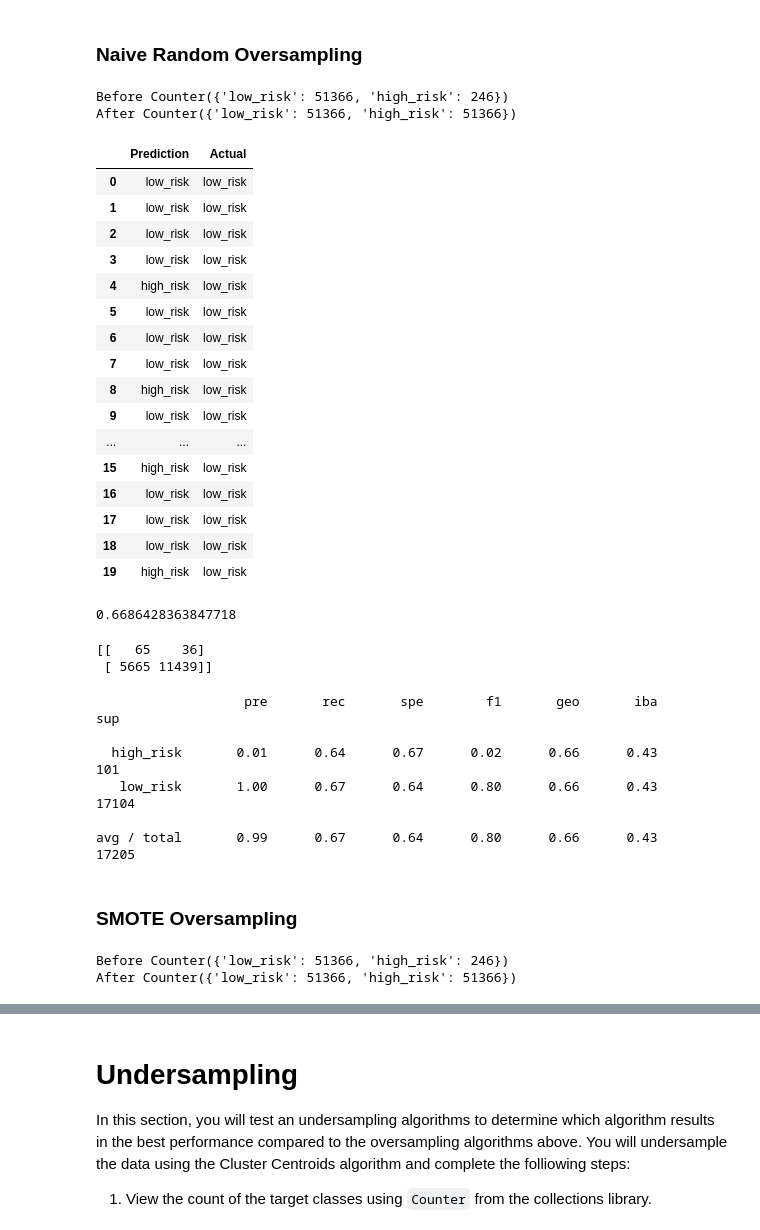
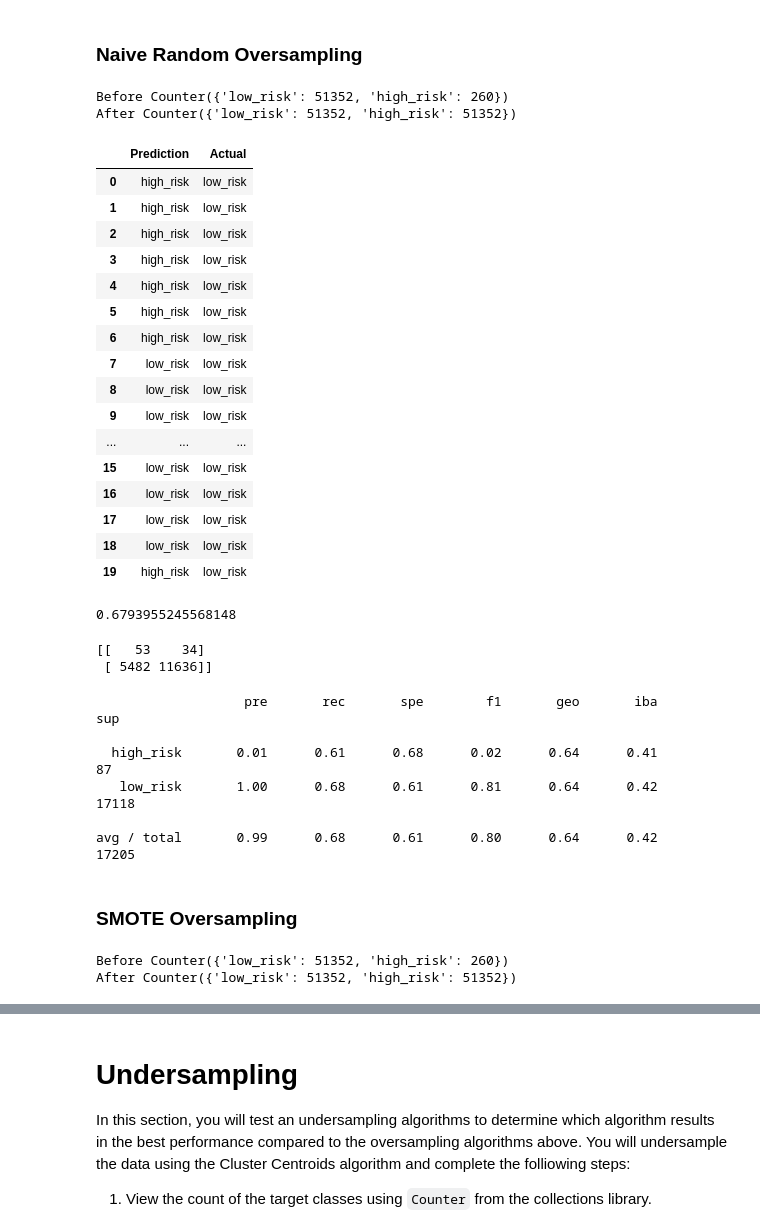
Before and after one commit to nolatunji/Credit_Risk_Analysis, a Jupyter notebook: credit_risk_resampling.ipynb, the cells around one changed output, grey strips where cells are left out. Cells and saved outputs as stored; diff of their text form; code cells hidden in the pictures.

```diff
--- a/credit_risk_resampling.ipynb
+++ b/credit_risk_resampling.ipynb
@@ -91,10 +81,9 @@ df.head(15)
 # Split the Data into Training and Testing
 # %%
 # Create our features
-X = pd.get_dummies(df)
+X_drop = df.drop(columns="loan_status")
+X = pd.get_dummies(X_drop)
 
 
 # Create our target
 y = df["loan_status"]
-
-X
@@ -134,6 +109,4 @@ high_risk      347
 Name: loan_status, dtype: int64
 # %%
 from sklearn.model_selection import train_test_split
-X_train, X_test, y_train, y_test = train_test_split(X, y, random_state=1)
-
-y_train
+X_train, X_test, y_train, y_test = train_test_split(X, y, random_state=1, stratify = y)
@@ -174,40 +134,40 @@ from collections import Counter
 counter = Counter(y_train)
 print ('Before',counter)
 
-ros = RandomOverSampler()
+ros = RandomOverSampler(random_state = 1)
 # resampling X, y
 X_ros, y_ros = ros.fit_resample(X_train, y_train)
 
 # new loan status distribution
 print('After',Counter(y_ros))
 # %% [output]
-Before Counter({'low_risk': 51366, 'high_risk': 246})
-After Counter({'low_risk': 51366, 'high_risk': 51366})
+Before Counter({'low_risk': 51352, 'high_risk': 260})
+After Counter({'low_risk': 51352, 'high_risk': 51352})
 # %%
 # Train the Logistic Regression model using the resampled data
 
 from sklearn.linear_model import LogisticRegression
-model = LogisticRegression()
+model = LogisticRegression(solver='lbfgs', random_state = 1)
 
 model.fit(X_ros, y_ros)
 
-y_pred = model.predict(X_test)
-results = pd.DataFrame({"Prediction": y_pred, "Actual": y_test}).reset_index(drop=True)
+ros_y_pred = model.predict(X_test)
+results = pd.DataFrame({"Prediction": ros_y_pred, "Actual": y_test}).reset_index(drop=True)
 results.head(20)
 # %% [output]
 |  | Prediction | Actual |
-| 0 | low_risk | low_risk |
-| 1 | low_risk | low_risk |
-| 2 | low_risk | low_risk |
-| 3 | low_risk | low_risk |
+| 0 | high_risk | low_risk |
+| 1 | high_risk | low_risk |
+| 2 | high_risk | low_risk |
+| 3 | high_risk | low_risk |
 | 4 | high_risk | low_risk |
-| 5 | low_risk | low_risk |
-| 6 | low_risk | low_risk |
+| 5 | high_risk | low_risk |
+| 6 | high_risk | low_risk |
 | 7 | low_risk | low_risk |
-| 8 | high_risk | low_risk |
+| 8 | low_risk | low_risk |
 | 9 | low_risk | low_risk |
 | ... | ... | ... |
-| 15 | high_risk | low_risk |
+| 15 | low_risk | low_risk |
 | 16 | low_risk | low_risk |
 | 17 | low_risk | low_risk |
 | 18 | low_risk | low_risk |
@@ -215,28 +175,28 @@ results.head(20)
 # %%
 # Calculated the balanced accuracy score
 from sklearn.metrics import accuracy_score
-print(accuracy_score(y_test, y_pred))
+print(accuracy_score(y_test, ros_y_pred))
 # %% [output]
-0.6686428363847718
+0.6793955245568148
 # %%
 # Display the confusion matrix
 from sklearn.metrics import confusion_matrix, classification_report
-matrix = confusion_matrix(y_test, y_pred)
+matrix = confusion_matrix(y_test, ros_y_pred)
 print(matrix)
 # %% [output]
-[[   65    36]
- [ 5665 11439]]
+[[   53    34]
+ [ 5482 11636]]
 # %%
 # Print the imbalanced classification report
-report = classification_report_imbalanced(y_test, y_pred)
+report = classification_report_imbalanced(y_test, ros_y_pred)
 print(report)
 # %% [output]
                    pre       rec       spe        f1       geo       iba       sup
 
-  high_risk       0.01      0.64      0.67      0.02      0.66      0.43       101
-   low_risk       1.00      0.67      0.64      0.80      0.66      0.43     17104
+  high_risk       0.01      0.61      0.68      0.02      0.64      0.41        87
+   low_risk       1.00      0.68      0.61      0.81      0.64      0.42     17118
 
-avg / total       0.99      0.67      0.64      0.80      0.66      0.43     17205
+avg / total       0.99      0.68      0.61      0.80      0.64      0.42     17205
 # %% [markdown]
 ### SMOTE Oversampling
 # %%
@@ -244,7 +204,7 @@ avg / total       0.99      0.67      0.64      0.80      0.66      0.43     172
 # YOUR CODE HERE
 
 from imblearn.over_sampling import SMOTE
-smt = SMOTE()
+smt = SMOTE(random_state =1)
 
 counter = Counter(y_train)
 print ('Before',counter)
@@ -256,7 +216,7 @@ X_train_sm, y_train_sm = smt.fit_resample(X_train, y_train)
 counter = Counter(y_train_sm)
 print ('After',counter)
 # %% [output]
-Before Counter({'low_risk': 51366, 'high_risk': 246})
-After Counter({'low_risk': 51366, 'high_risk': 51366})
+Before Counter({'low_risk': 51352, 'high_risk': 260})
+After Counter({'low_risk': 51352, 'high_risk': 51352})
 # %%
 # Train the Logistic Regression model using the resampled data
```
Also changed, not shown: parts of 18 cells of this notebook.
